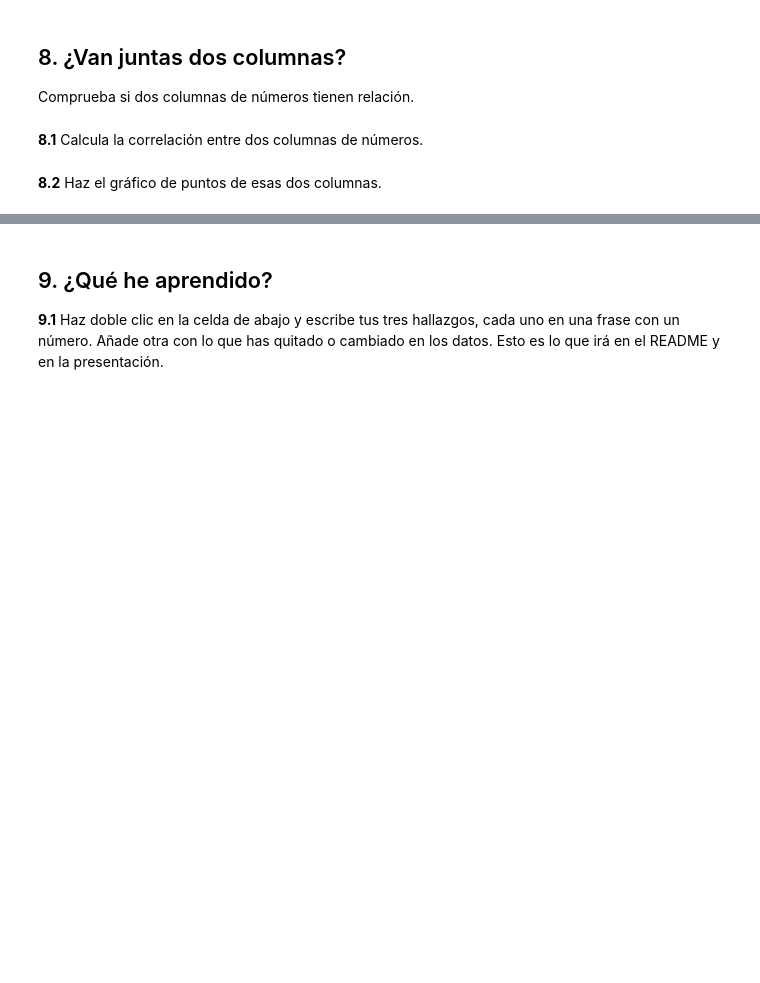
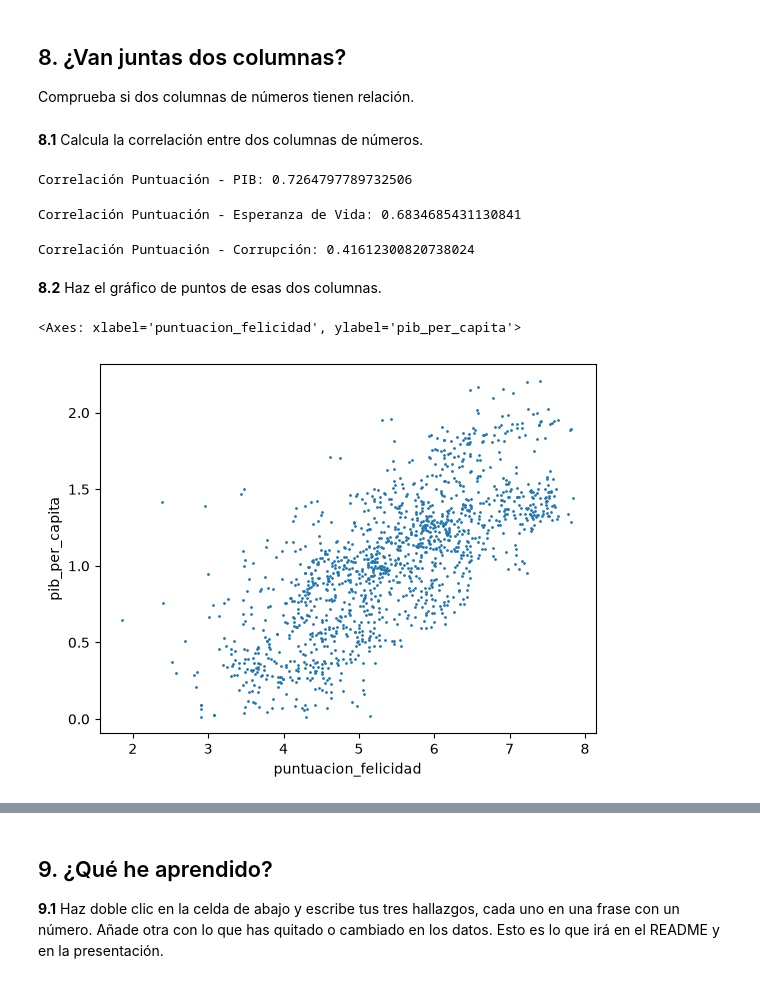
Before and after one commit to jonvaque69-cmyk/Proyecto-M-1, a Jupyter notebook: felicidadpm1.ipynb, the cells around one changed output, grey strips where cells are left out. Drawn from its saved outputs; the diff is of its cells as text; code cells hidden in the pictures; blank space fills up the shorter version.

```diff
--- a/felicidadpm1.ipynb
+++ b/felicidadpm1.ipynb
@@ -395,5 +462,25 @@ Lo que he visto y lo que he decidido:
 Comprueba si dos columnas de números tienen relación.
 # %% [markdown]
 **8.1** Calcula la correlación entre dos columnas de números.
+# %%
+correlacion_felicidad_pib = felicidad["puntuacion_felicidad"].corr(felicidad["pib_per_capita"]) # Correlación entre la puntuación de felicidad y el PIB per cápita
+print("Correlación Puntuación - PIB:", correlacion_felicidad_pib)
+# %% [output]
+Correlación Puntuación - PIB: 0.7264797789732506
+# %%
+correlacion_felicidad_esperanza = felicidad["puntuacion_felicidad"].corr(felicidad["esperanza_vida"]) # Correlación entre la puntuación de felicidad y la esperanza de vida
+print("Correlación Puntuación - Esperanza de Vida:", correlacion_felicidad_esperanza)
+# %% [output]
+Correlación Puntuación - Esperanza de Vida: 0.6834685431130841
+# %%
+correlacion_felicidad_corrupcion = felicidad["puntuacion_felicidad"].corr(felicidad["corrupcion"]) # Correlación entre la puntuación de felicidad y la corrupción
+print("Correlación Puntuación - Corrupción:", correlacion_felicidad_corrupcion)
+# %% [output]
+Correlación Puntuación - Corrupción: 0.41612300820738024
 # %% [markdown]
 **8.2** Haz el gráfico de puntos de esas dos columnas.
+# %%
+felicidad.plot(kind="scatter", x= "puntuacion_felicidad", y="pib_per_capita", s=1) # scatter plot de puntuación de felicidad vs PIB per cápita
+# %% [output]
+<Axes: xlabel='puntuacion_felicidad', ylabel='pib_per_capita'>
+[figure, added]
```
Also changed, not shown: parts of 23 cells of this notebook, 3 other files.
